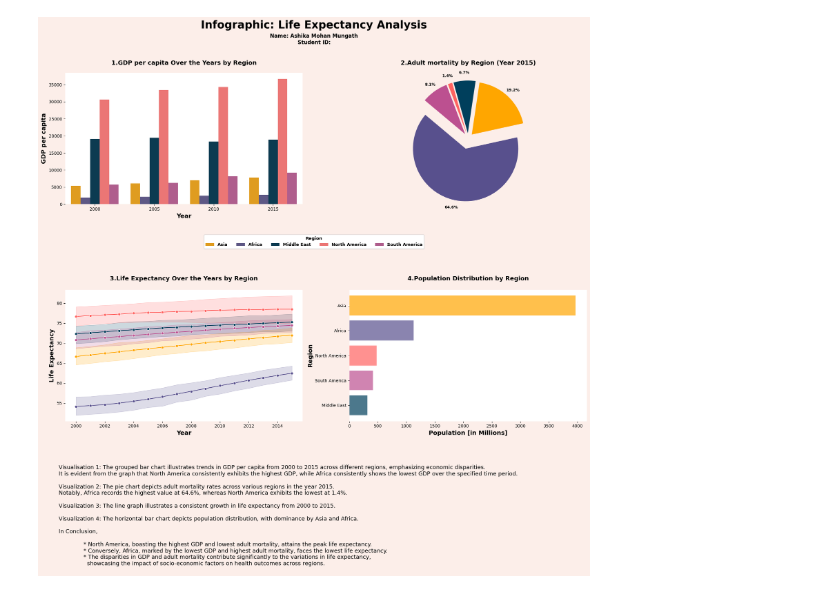
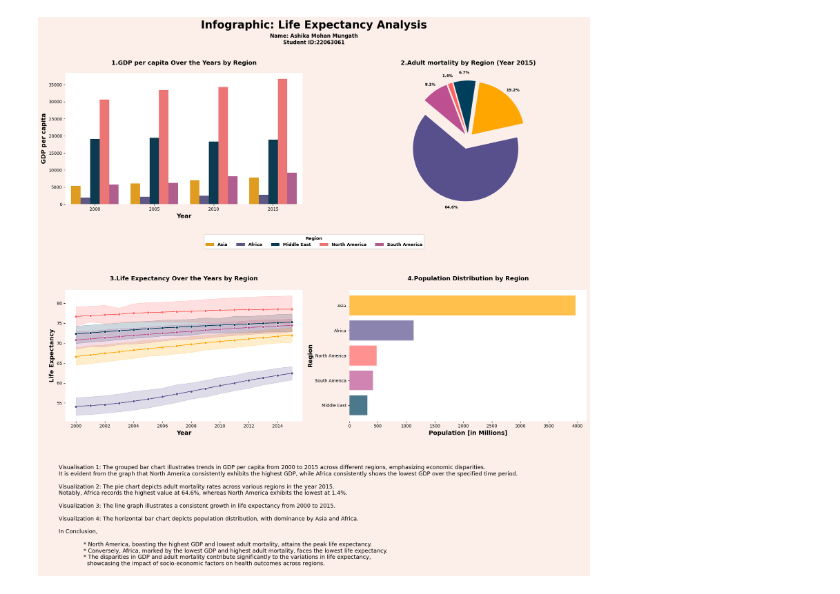
Before and after one commit to ASHIKAMOHAN/DHV, a Jupyter notebook: Untitled-1.ipynb, the cells around one changed output. Saved outputs shown, nothing was run; the diff lists cells and outputs as text; code cells hidden in the pictures.

```diff
--- a/Untitled-1.ipynb
+++ b/Untitled-1.ipynb
@@ -34,7 +34,7 @@ fig, axes = plt.subplots(2, 2, figsize=(18, 13), facecolor='#fceee9')
 
 # Title space for the description
 fig.suptitle('Infographic: Life Expectancy Analysis', fontsize=25, y=1.05, fontweight='bold')
-name_student_id = 'Name: Ashika Mohan Mungath\nStudent ID:'
+name_student_id = 'Name: Ashika Mohan Mungath\nStudent ID:22063061'
 
 # Add the text below the title
 fig.text(0.5, 0.99, name_student_id, ha='center', fontsize=12,fontweight='bold')
@@ -91,32 +91,32 @@ plt.tight_layout(rect=[0, 0, 1, 1])
 plt.subplots_adjust(hspace=0.65)
 
 
 
 description_text = """
 
 Visualisation 1: The grouped bar chart illustrates trends in GDP per capita from 2000 to 2015 across different regions, emphasizing economic disparities.
 It is evident from the graph that North America consistently exhibits the highest GDP, while Africa consistently shows the lowest GDP over the specified time period.
 
 Visualization 2: The pie chart depicts adult mortality rates across various regions in the year 2015.
 Notably, Africa records the highest value at 64.6%, whereas North America exhibits the lowest at 1.4%.
 
 Visualization 3: The line graph illustrates a consistent growth in life expectancy from 2000 to 2015.
 
 Visualization 4: The horizontal bar chart depicts population distribution, with dominance by Asia and Africa.
 
 In Conclusion,
 
               * North America, boasting the highest GDP and lowest adult mortality, attains the peak life expectancy.
               * Conversely, Africa, marked by the lowest GDP and highest adult mortality, faces the lowest life expectancy.
               * The disparities in GDP and adult mortality contribute significantly to the variations in life expectancy,
                 showcasing the impact of socio-economic factors on health outcomes across regions.
 """
 
 fig.text(0.04, -0.33, description_text, ha='left', va='bottom', fontsize=13)
 
 
 # Save the plot as PNG with a transparent background
-plt.savefig("ASHIKA-19291.png", dpi=300, bbox_inches='tight')
+plt.savefig("ASHIKA-22063061.png", dpi=300, bbox_inches='tight')
 plt.show()
 # %% [output]
-[figure, old version]
+[figure, new version]
```
Also changed, not shown: 2 other files.
